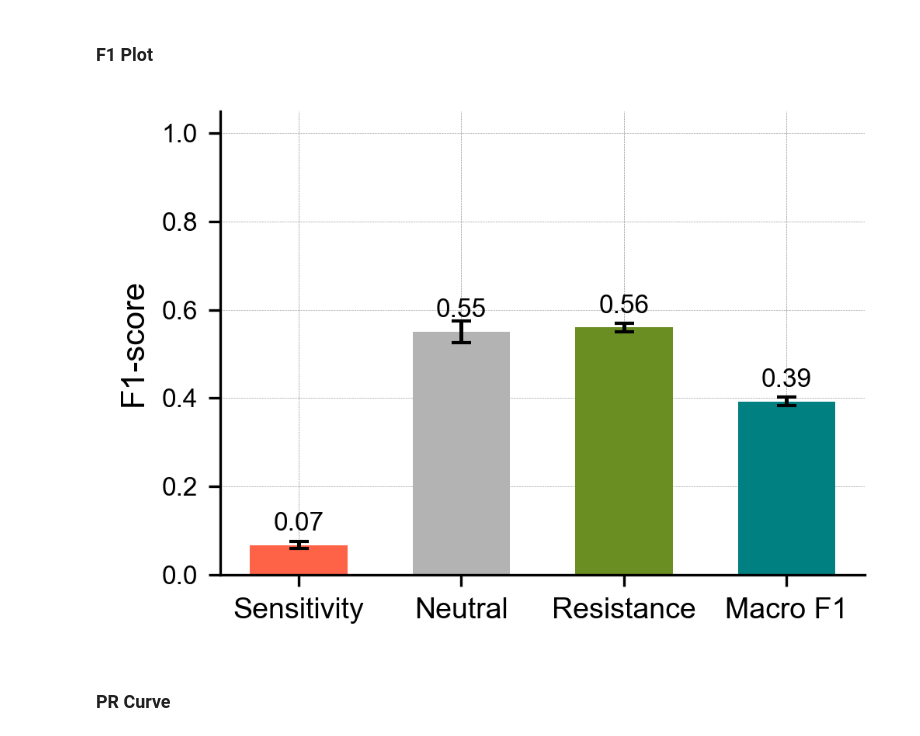
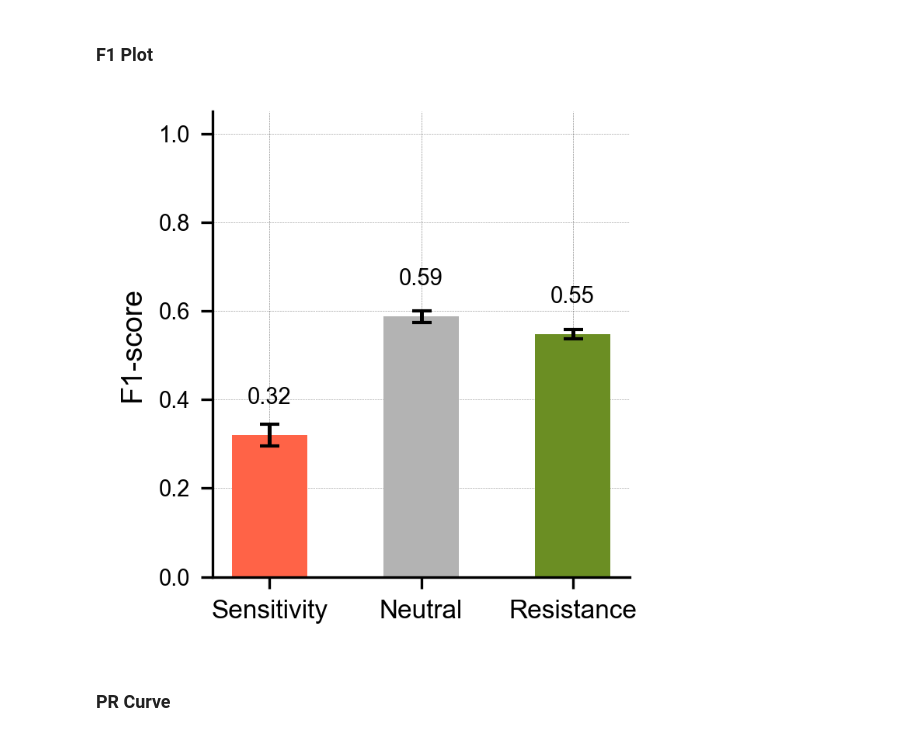
Before and after one commit to QuantitativeBiology/BECancerResistome, a Jupyter notebook: BECancerResistome/Prediction/Drug_pred_drug_held_out.ipynb, the cells around one changed output. Saved outputs shown, nothing was run; the diff lists cells and outputs as text; code cells hidden in the pictures.

```diff
--- a/BECancerResistome/Prediction/Drug_pred_drug_held_out.ipynb
+++ b/BECancerResistome/Prediction/Drug_pred_drug_held_out.ipynb
@@ -68,8 +68,8 @@ Name: count, dtype: int64
 # Define Train and Test
 # %%
 #Train test will be the samples treated with drugs LIN and PIC, and the test set will be the samples treated with SCH
-annotated_variants_train = annotated_variants_df[annotated_variants_df['Drug'].isin(['PIC', 'LIN'])]
-annotated_variants_test = annotated_variants_df[annotated_variants_df['Drug'] == 'SCH']
+annotated_variants_train = annotated_variants_df[annotated_variants_df['Drug'].isin(['LIN', 'SCH'])]
+annotated_variants_test = annotated_variants_df[annotated_variants_df['Drug'] == 'PIC']
 # %%
 len(annotated_variants_train), len(annotated_variants_test)
 # %% [output]
@@ -190,18 +190,11 @@ def train_test_once_no_cv(train_df, test_df, model, meta_cols, le, stratified_do
     print(test_df_balanced['Class'].value_counts())
 
     #Split features and labels
-    X_train = train_df_balanced.drop(columns="Class_encoded")
+    X_train = train_df_balanced.drop(columns=meta_cols + ["Class_encoded"])
     y_train = train_df_balanced["Class_encoded"]
 
-    X_test = test_df_balanced.drop(columns="Class_encoded")
+    X_test = test_df_balanced.drop(columns=meta_cols + ["Class_encoded"])
     y_test = test_df_balanced["Class_encoded"]
-
-    #Store meta data for test set
-    meta_X_test = X_test[meta_cols].copy()
-    meta_X_test['original_index'] = X_test.index
-
-    X_train = X_train.drop(columns=meta_cols)
-    X_test  = X_test.drop(columns=meta_cols)
 
     #Train model
     model.fit(X_train, y_train)
@@ -209,10 +202,6 @@ def train_test_once_no_cv(train_df, test_df, model, meta_cols, le, stratified_do
     #Predict on test set
     y_pred = model.predict(X_test)
     probs = model.predict_proba(X_test)
-
-    #SHAP
-    explainer = shap.TreeExplainer(model)
-    shap_values = explainer.shap_values(X_test)
 
     #Metrics
     class_names = list(le.classes_)
@@ -246,7 +235,7 @@ def train_test_once_no_cv(train_df, test_df, model, meta_cols, le, stratified_do
     #Confusion Matrix
     cm = confusion_matrix(y_test, y_pred, labels=np.arange(len(class_names)))
 
-    return metrics, cm, y_test.values, y_pred, probs, shap_values, X_test, meta_X_test
+    return metrics, cm, y_test.values, y_pred, probs
 # %% [markdown]
 ### Define Model and Cross-Validation
 # %%
@@ -279,7 +268,7 @@ all_X_test_runs, all_meta_X_test_runs = [], []
 for i in range(n_runs):
     print(f"\n--- Run {i+1}/{n_runs} ---")
 
-    metrics, cm, y_true, y_pred, probs, shap_vals, X_test, meta_X_test = train_test_once_no_cv(
+    metrics, cm, y_true, y_pred, probs = train_test_once_no_cv(
         train_df=annotated_variants_train,
         test_df=annotated_variants_test,
         model=xgb_classifier_optimized,
@@ -298,10 +287,6 @@ for i in range(n_runs):
 
     print("Metrics:", metrics)
     print("Confusion Matrix:\n", cm)
-
-    all_shap_values_runs.append(shap_vals)
-    all_X_test_runs.append(X_test)
-    all_meta_X_test_runs.append(meta_X_test)
 
 # === Aggregate metrics across runs ===
 metrics_df = pd.DataFrame(all_metrics)
@@ -492,37 +477,37 @@ Sensitivity f1        : 0.067 ± 0.008
 ### F1 Plot
 # %%
 # Define your desired class order (using the metric keys used to index all metrics )
-class_order = ["Sensitivity", "Neutral", "Resistance", 'macro avg']
+class_order = ["Sensitivity", "Neutral", "Resistance"]
 
 # Display labels for the x-axis
-display_labels = ["Sensitivity", "Neutral", "Resistance", "Macro F1"]
+display_labels = ["Sensitivity", "Neutral", "Resistance"]
 
 # Compute mean and std in that order
 f1_means = [np.mean([m[f"f1_{c}"] for m in all_metrics]) for c in class_order]
 f1_stds  = [np.std([m[f"f1_{c}"] for m in all_metrics]) for c in class_order]
 
 # Define consistent colors for each class
-colors_bar = ["tomato", "#b3b3b3", "olivedrab", "teal"]
+colors_bar = ["tomato", "#b3b3b3", "olivedrab"]
 
 x = np.arange(len(display_labels))
-plt.figure(figsize=(3.5,2.5))
+plt.figure(figsize=(2.5,2.5))
 
-bars = plt.bar(x, f1_means, yerr=f1_stds, capsize=3, color=colors_bar, width = 0.6, error_kw=dict(ecolor='black', lw=1.2))
+bars = plt.bar(x, f1_means, yerr=f1_stds, capsize=3, color=colors_bar, width = 0.5, error_kw=dict(ecolor='black', lw=1.2))
 
 # Add value labels
 for i, bar in enumerate(bars):
     height = bar.get_height()
-    plt.text(bar.get_x() + bar.get_width()/2, height + 0.02, f"{height:.2f}", ha='center', va='bottom', fontsize=8)
+    plt.text(bar.get_x() + bar.get_width()/2, height + 0.06, f"{height:.2f}", ha='center', va='bottom', fontsize=7)
 
-plt.xticks(x, display_labels, fontsize=9)
-plt.ylabel("F1-score", fontsize=10)
-plt.yticks(fontsize=8)
+plt.xticks(x, display_labels, fontsize=8)
+plt.ylabel("F1-score", fontsize=9)
+plt.yticks(fontsize=7)
 plt.ylim(0, 1.05)
 plt.grid(axis='y', linestyle='--', alpha=0.4)
 plt.tight_layout()
 plt.show()
 # %% [output]
-[figure, old version]
+[figure, new version]
 # %%
 #Save the dataset used for the F1 plot
 f1_results_to_plot_df = pd.DataFrame({
```
Also changed, not shown: parts of 5 cells of this notebook, 2 other files.
